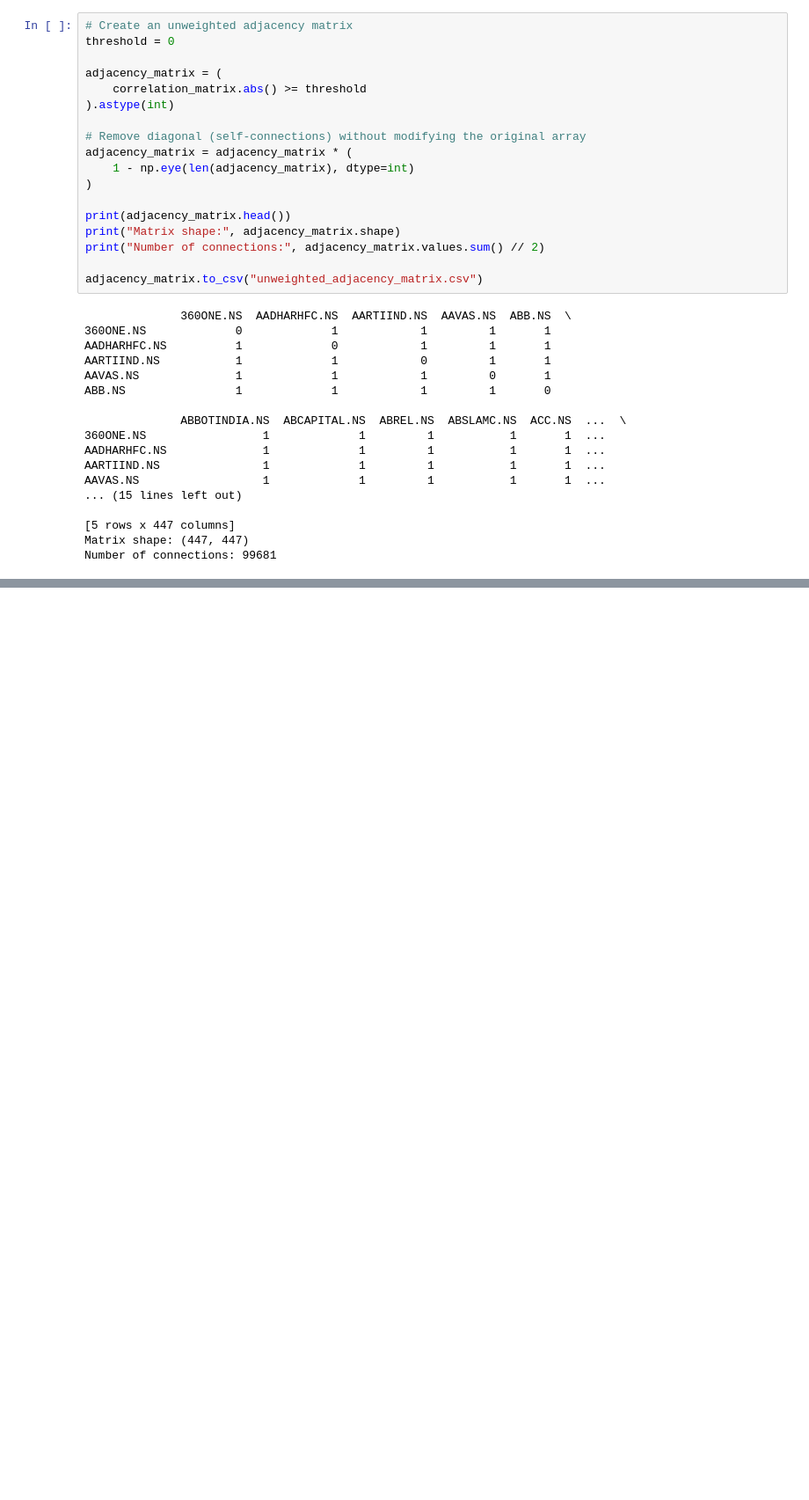
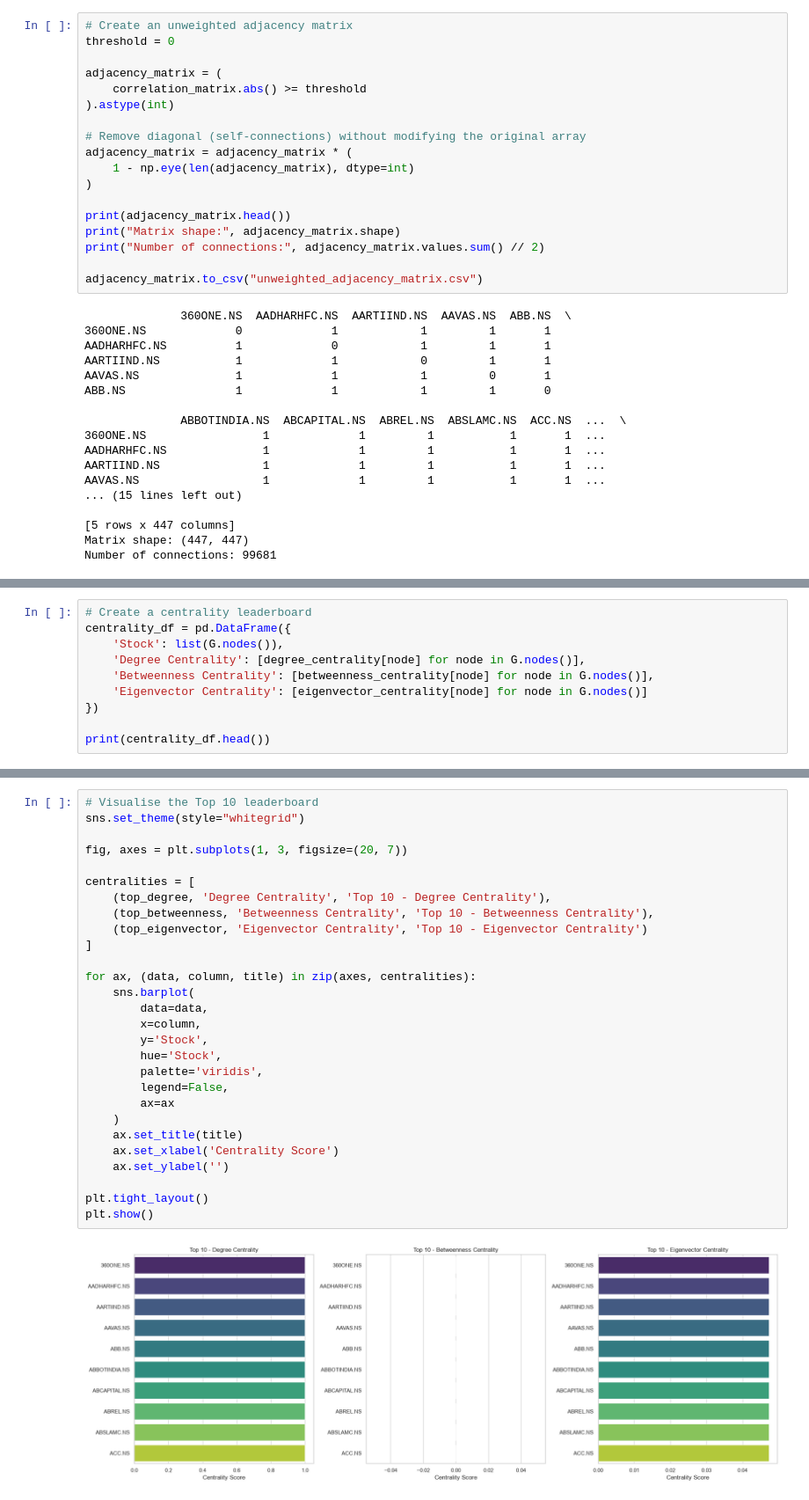
Before and after one commit to sonjaove/ecs414_project, a Jupyter notebook: trial_code.ipynb, the cells around one changed output, grey strips where cells are left out. Shown at 88% size. Drawn from its saved outputs; the diff is of its cells as text; blank space fills up the shorter version.

```diff
--- a/trial_code.ipynb
+++ b/trial_code.ipynb
@@ -167,0 +367,10 @@ Number of connections: 99681
+# %%
+# Create a centrality leaderboard
+centrality_df = pd.DataFrame({
+    'Stock': list(G.nodes()),
+    'Degree Centrality': [degree_centrality[node] for node in G.nodes()],
+    'Betweenness Centrality': [betweenness_centrality[node] for node in G.nodes()],
+    'Eigenvector Centrality': [eigenvector_centrality[node] for node in G.nodes()]
+})
+
+print(centrality_df.head())
@@ -167,0 +434,30 @@ Number of connections: 99681
+# %%
+# Visualise the Top 10 leaderboard
+sns.set_theme(style="whitegrid")
+
+fig, axes = plt.subplots(1, 3, figsize=(20, 7))
+
+centralities = [
+    (top_degree, 'Degree Centrality', 'Top 10 - Degree Centrality'),
+    (top_betweenness, 'Betweenness Centrality', 'Top 10 - Betweenness Centrality'),
+    (top_eigenvector, 'Eigenvector Centrality', 'Top 10 - Eigenvector Centrality')
+]
+
+for ax, (data, column, title) in zip(axes, centralities):
+    sns.barplot(
+        data=data,
+        x=column,
+        y='Stock',
+        hue='Stock',
+        palette='viridis',
+        legend=False,
+        ax=ax
+    )
+    ax.set_title(title)
+    ax.set_xlabel('Centrality Score')
+    ax.set_ylabel('')
+
+plt.tight_layout()
+plt.show()
+# %% [output]
+[figure, added]
```
Also changed, not shown: parts of 28 cells of this notebook.
